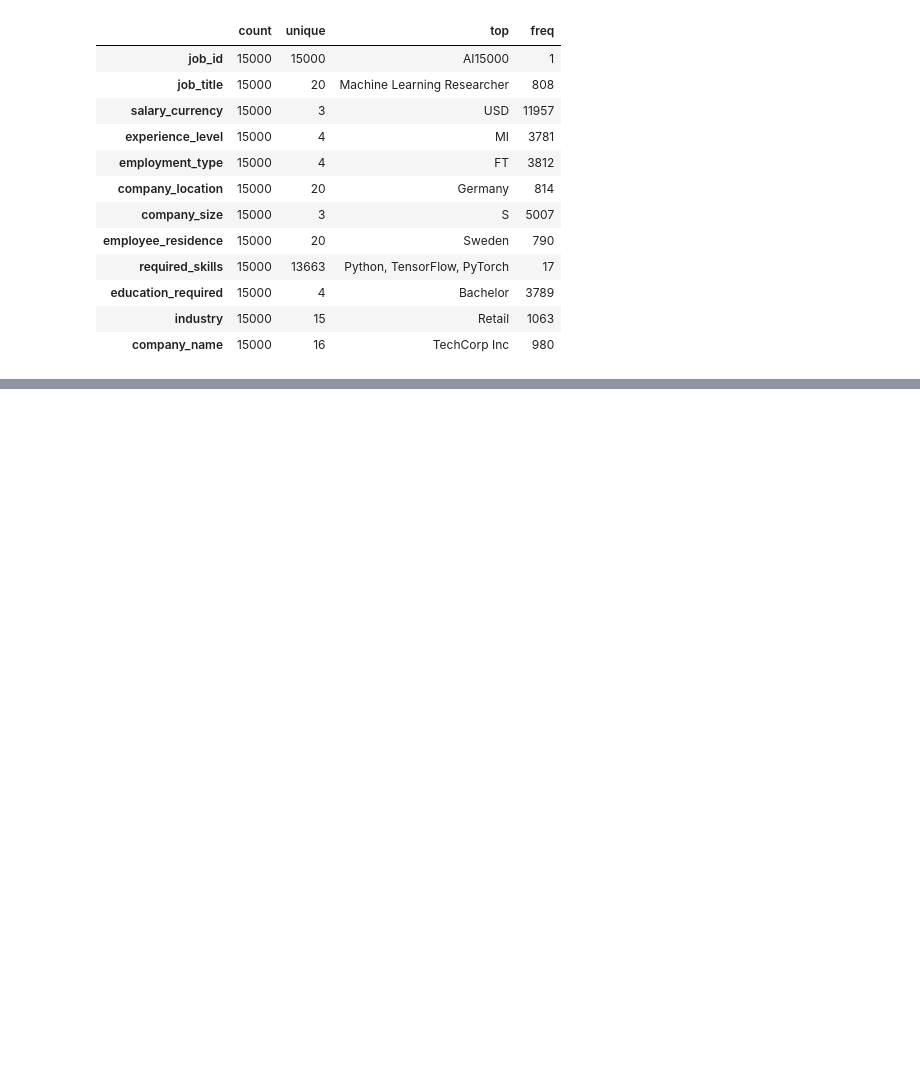
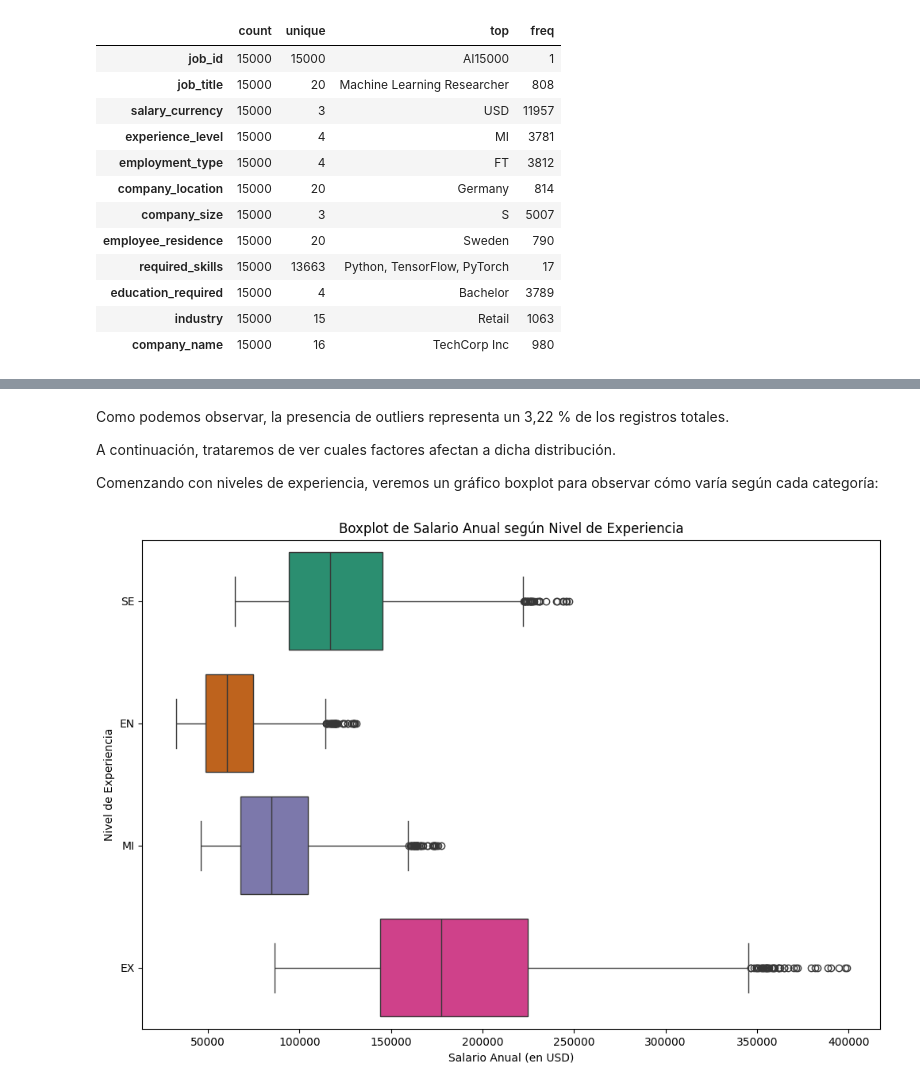
Before and after one commit to EzeRivero/Data-Science-II, a Jupyter notebook: IA_Job_Rivero_1Entrega.ipynb, the cells around one changed output, grey strips where cells are left out. Drawn from its saved outputs; the diff is of its cells as text; code cells hidden in the pictures; blank space fills up the shorter version.

```diff
--- a/IA_Job_Rivero_1Entrega.ipynb
+++ b/IA_Job_Rivero_1Entrega.ipynb
@@ -163,0 +193,15 @@ df.describe(include = 'object').T
+# %% [markdown]
+Como podemos observar, la presencia de outliers representa un 3,22 % de los registros totales.
+
+A continuación, trataremos de ver cuales factores afectan a dicha distribución.
+
+Comenzando con niveles de experiencia, veremos un gráfico boxplot para observar cómo varía según cada categoría:
+# %%
+plt.figure(figsize=(12, 8))
+sns.boxplot(data=df, x='salary_usd', y='experience_level', hue='experience_level', palette='Dark2', legend=False)
+plt.title('Boxplot de Salario Anual según Nivel de Experiencia')
+plt.xlabel('Salario Anual (en USD)')
+plt.ylabel('Nivel de Experiencia')
+plt.show()
+# %% [output]
+[figure, added]
```
Also changed, not shown: parts of 11 cells of this notebook.
